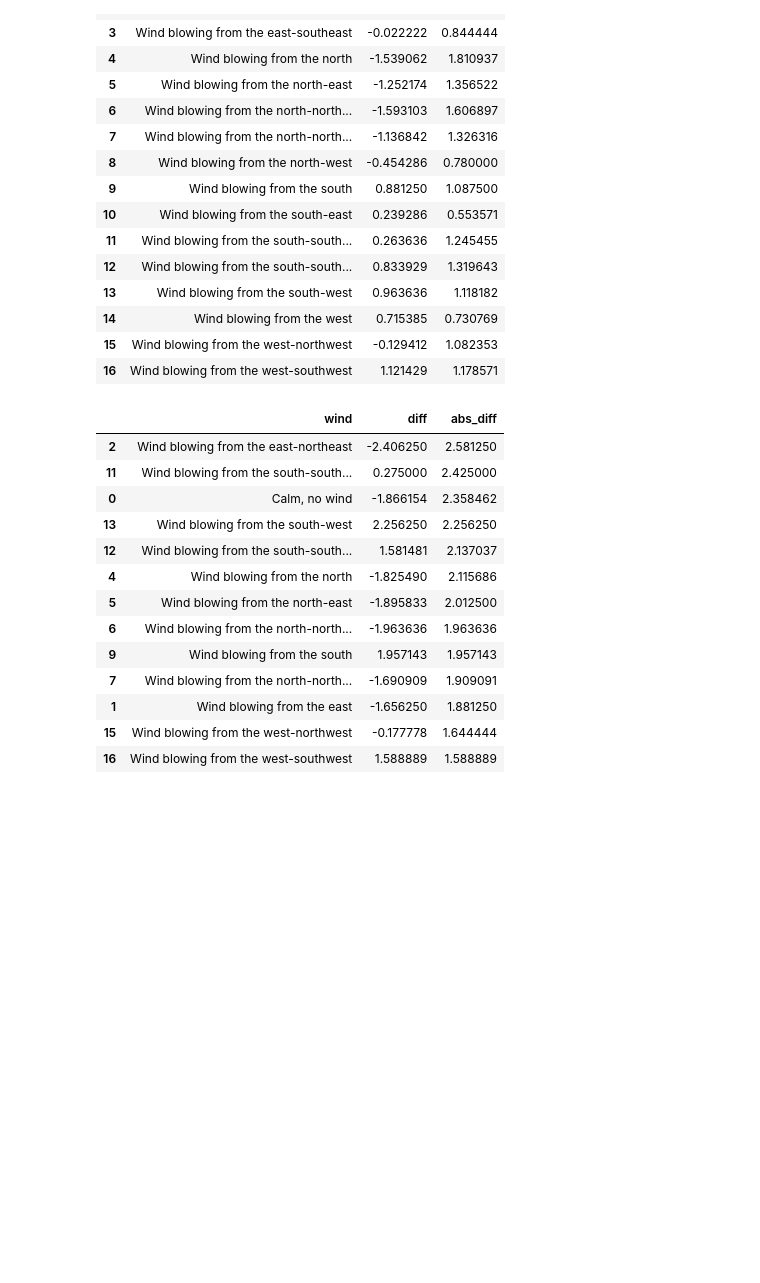
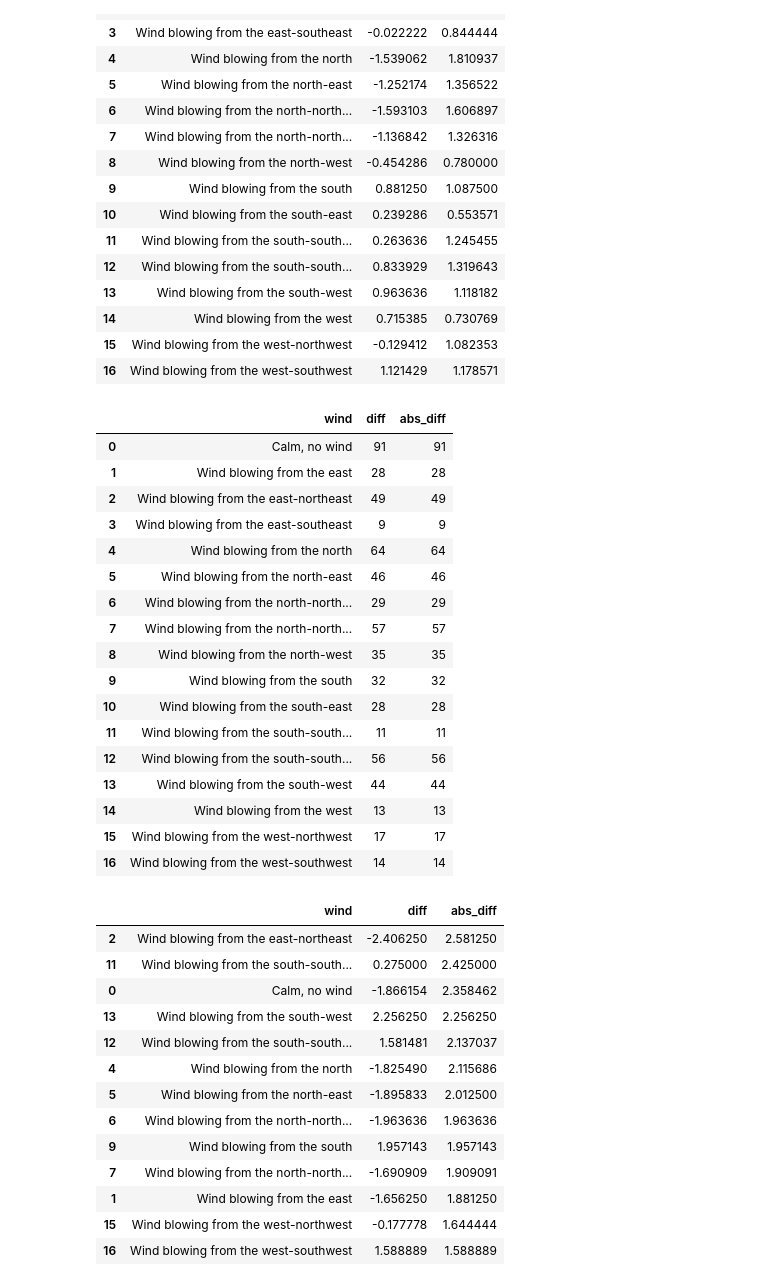
Before and after one commit to dimka11/coursework, a Jupyter notebook: RP5/thermal_pollution_2.ipynb, the cells around one changed output. Drawn from its saved outputs; the diff is of its cells as text; code cells hidden in the pictures; blank space fills up the shorter version.

```diff
--- a/RP5/thermal_pollution_2.ipynb
+++ b/RP5/thermal_pollution_2.ipynb
@@ -100,6 +100,7 @@ df_merged['Nh'] = df_omsk['Nh']
 df_merged['diff'] = df_merged['T'] - df_merged['T_a']
 df_merged['abs_diff'] = abs(df_merged['T'] - df_merged['T_a'])
 df_merged['H'] = df_omsk['H']
+df_merged['Ff'] = df_omsk['Ff']
 
 
 # show
@@ -255,6 +256,27 @@ df_merged[df_merged['T'] <= - 25].groupby('wind', as_index=False)[['diff', 'abs_
 | 14 | Wind blowing from the west | 0.715385 | 0.730769 |
 | 15 | Wind blowing from the west-northwest | -0.129412 | 1.082353 |
 | 16 | Wind blowing from the west-southwest | 1.121429 | 1.178571 |
+# %%
+df_merged[df_merged['T'] <= - 25].groupby('wind', as_index=False)[['diff', 'abs_diff']].count()
+# %% [output]
+|  | wind | diff | abs_diff |
+| 0 | Calm, no wind | 91 | 91 |
+| 1 | Wind blowing from the east | 28 | 28 |
+| 2 | Wind blowing from the east-northeast | 49 | 49 |
+| 3 | Wind blowing from the east-southeast | 9 | 9 |
+| 4 | Wind blowing from the north | 64 | 64 |
+| 5 | Wind blowing from the north-east | 46 | 46 |
+| 6 | Wind blowing from the north-north... | 29 | 29 |
+| 7 | Wind blowing from the north-north... | 57 | 57 |
+| 8 | Wind blowing from the north-west | 35 | 35 |
+| 9 | Wind blowing from the south | 32 | 32 |
+| 10 | Wind blowing from the south-east | 28 | 28 |
+| 11 | Wind blowing from the south-south... | 11 | 11 |
+| 12 | Wind blowing from the south-south... | 56 | 56 |
+| 13 | Wind blowing from the south-west | 44 | 44 |
+| 14 | Wind blowing from the west | 13 | 13 |
+| 15 | Wind blowing from the west-northwest | 17 | 17 |
+| 16 | Wind blowing from the west-southwest | 14 | 14 |
 # %%
 df_show = df_merged[abs(df_merged['diff']) > 1 ] # .sort_values(by=['diff'])
 df_show[df_show['T'] <= -25].groupby('wind', as_index=False)[['diff', 'abs_diff']].mean().sort_values('abs_diff', ascending=False)
```
Also changed, not shown: parts of 4 cells of this notebook, 2 other files.
